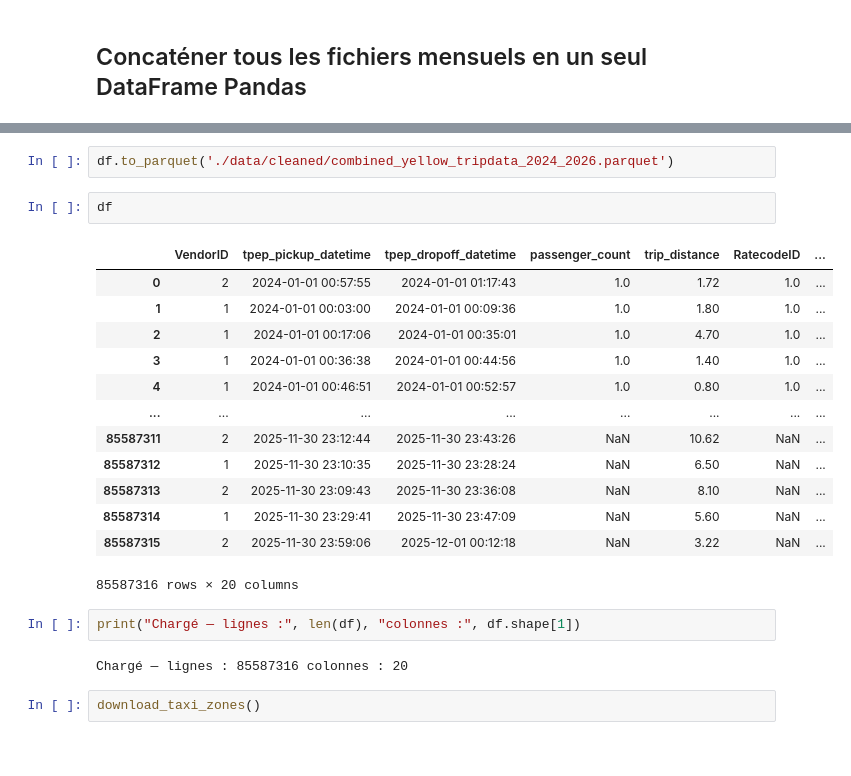
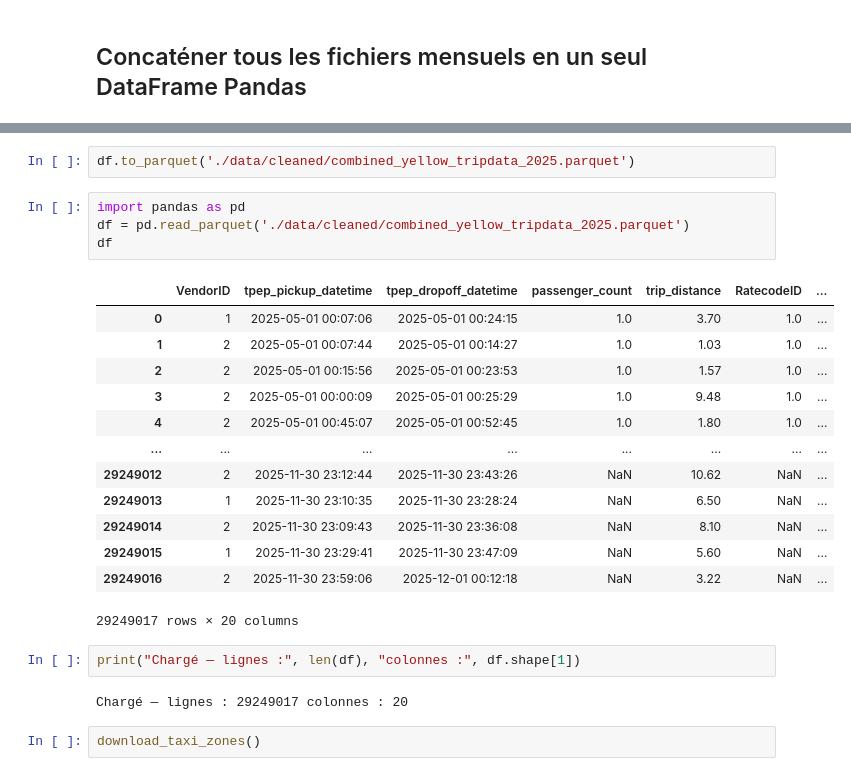
Before and after one commit to abrahamkoloboe27/python-and-gen-ai-data-science-growup-ai, a Jupyter notebook: notebooks/01-Python-Data-Analysis.ipynb, the cells around one changed output, grey strips where cells are left out. Drawn from its saved outputs; the diff is of its cells as text.

```diff
--- a/notebooks/01-Python-Data-Analysis.ipynb
+++ b/notebooks/01-Python-Data-Analysis.ipynb
@@ -272,25 +281,27 @@ Combined DataFrame shape: (85587316, 20)
 # %%
-df.to_parquet('./data/cleaned/combined_yellow_tripdata_2024_2026.parquet')
+df.to_parquet('./data/cleaned/combined_yellow_tripdata_2025.parquet')
-# %%
-df
-# %% [output]
-|  | VendorID | tpep_pickup_datetime | tpep_dropoff_datetime | passenger_count | trip_distance | RatecodeID | ... |
-| 0 | 2 | 2024-01-01 00:57:55 | 2024-01-01 01:17:43 | 1.0 | 1.72 | 1.0 | ... |
-| 1 | 1 | 2024-01-01 00:03:00 | 2024-01-01 00:09:36 | 1.0 | 1.80 | 1.0 | ... |
-| 2 | 1 | 2024-01-01 00:17:06 | 2024-01-01 00:35:01 | 1.0 | 4.70 | 1.0 | ... |
-| 3 | 1 | 2024-01-01 00:36:38 | 2024-01-01 00:44:56 | 1.0 | 1.40 | 1.0 | ... |
-| 4 | 1 | 2024-01-01 00:46:51 | 2024-01-01 00:52:57 | 1.0 | 0.80 | 1.0 | ... |
-| ... | ... | ... | ... | ... | ... | ... | ... |
-| 85587311 | 2 | 2025-11-30 23:12:44 | 2025-11-30 23:43:26 | NaN | 10.62 | NaN | ... |
-| 85587312 | 1 | 2025-11-30 23:10:35 | 2025-11-30 23:28:24 | NaN | 6.50 | NaN | ... |
-| 85587313 | 2 | 2025-11-30 23:09:43 | 2025-11-30 23:36:08 | NaN | 8.10 | NaN | ... |
-| 85587314 | 1 | 2025-11-30 23:29:41 | 2025-11-30 23:47:09 | NaN | 5.60 | NaN | ... |
-| 85587315 | 2 | 2025-11-30 23:59:06 | 2025-12-01 00:12:18 | NaN | 3.22 | NaN | ... |
-85587316 rows × 20 columns
+# %%
+import pandas as pd
+df = pd.read_parquet('./data/cleaned/combined_yellow_tripdata_2025.parquet')
+df
+# %% [output]
+|  | VendorID | tpep_pickup_datetime | tpep_dropoff_datetime | passenger_count | trip_distance | RatecodeID | ... |
+| 0 | 1 | 2025-05-01 00:07:06 | 2025-05-01 00:24:15 | 1.0 | 3.70 | 1.0 | ... |
+| 1 | 2 | 2025-05-01 00:07:44 | 2025-05-01 00:14:27 | 1.0 | 1.03 | 1.0 | ... |
+| 2 | 2 | 2025-05-01 00:15:56 | 2025-05-01 00:23:53 | 1.0 | 1.57 | 1.0 | ... |
+| 3 | 2 | 2025-05-01 00:00:09 | 2025-05-01 00:25:29 | 1.0 | 9.48 | 1.0 | ... |
+| 4 | 2 | 2025-05-01 00:45:07 | 2025-05-01 00:52:45 | 1.0 | 1.80 | 1.0 | ... |
+| ... | ... | ... | ... | ... | ... | ... | ... |
+| 29249012 | 2 | 2025-11-30 23:12:44 | 2025-11-30 23:43:26 | NaN | 10.62 | NaN | ... |
+| 29249013 | 1 | 2025-11-30 23:10:35 | 2025-11-30 23:28:24 | NaN | 6.50 | NaN | ... |
+| 29249014 | 2 | 2025-11-30 23:09:43 | 2025-11-30 23:36:08 | NaN | 8.10 | NaN | ... |
+| 29249015 | 1 | 2025-11-30 23:29:41 | 2025-11-30 23:47:09 | NaN | 5.60 | NaN | ... |
+| 29249016 | 2 | 2025-11-30 23:59:06 | 2025-12-01 00:12:18 | NaN | 3.22 | NaN | ... |
+29249017 rows × 20 columns
 # %%
 print("Chargé — lignes :", len(df), "colonnes :", df.shape[1])
 # %% [output]
-Chargé — lignes : 85587316 colonnes : 20
+Chargé — lignes : 29249017 colonnes : 20
 # %%
 download_taxi_zones()
 # %% [output]
```
Also changed, not shown: parts of 15 cells of this notebook, 1 other file.
